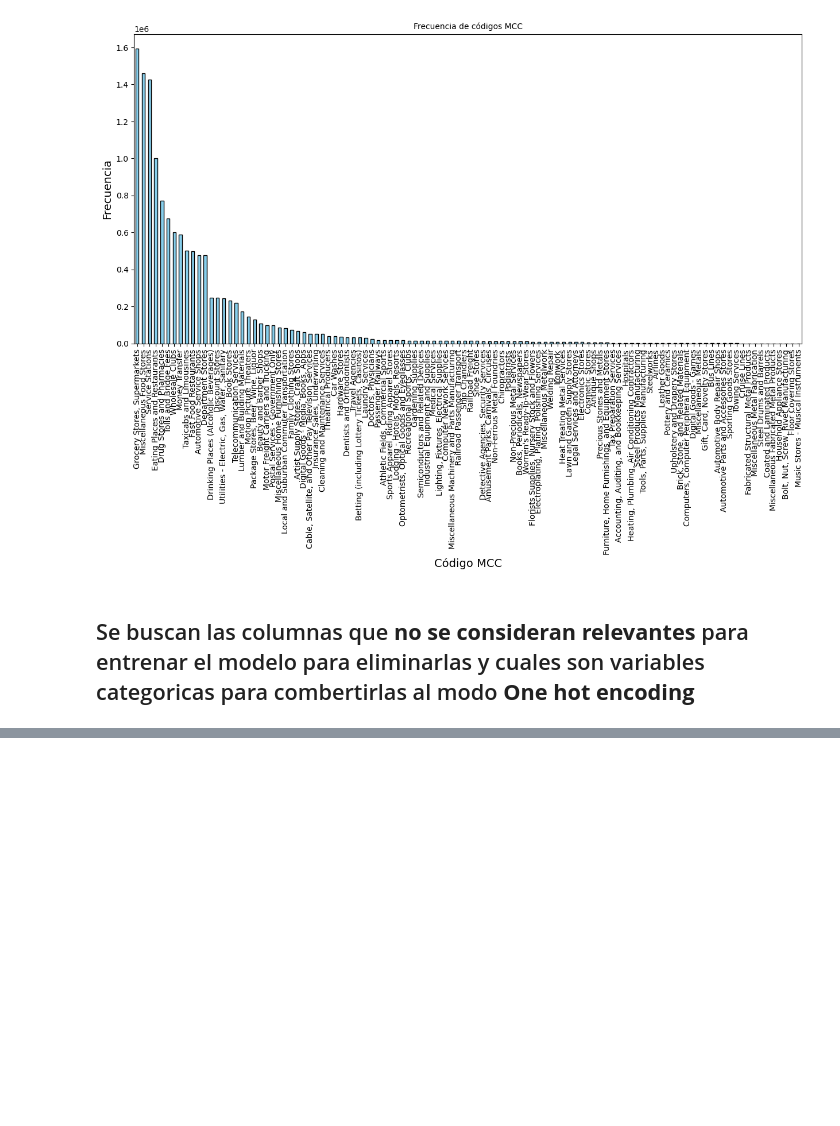
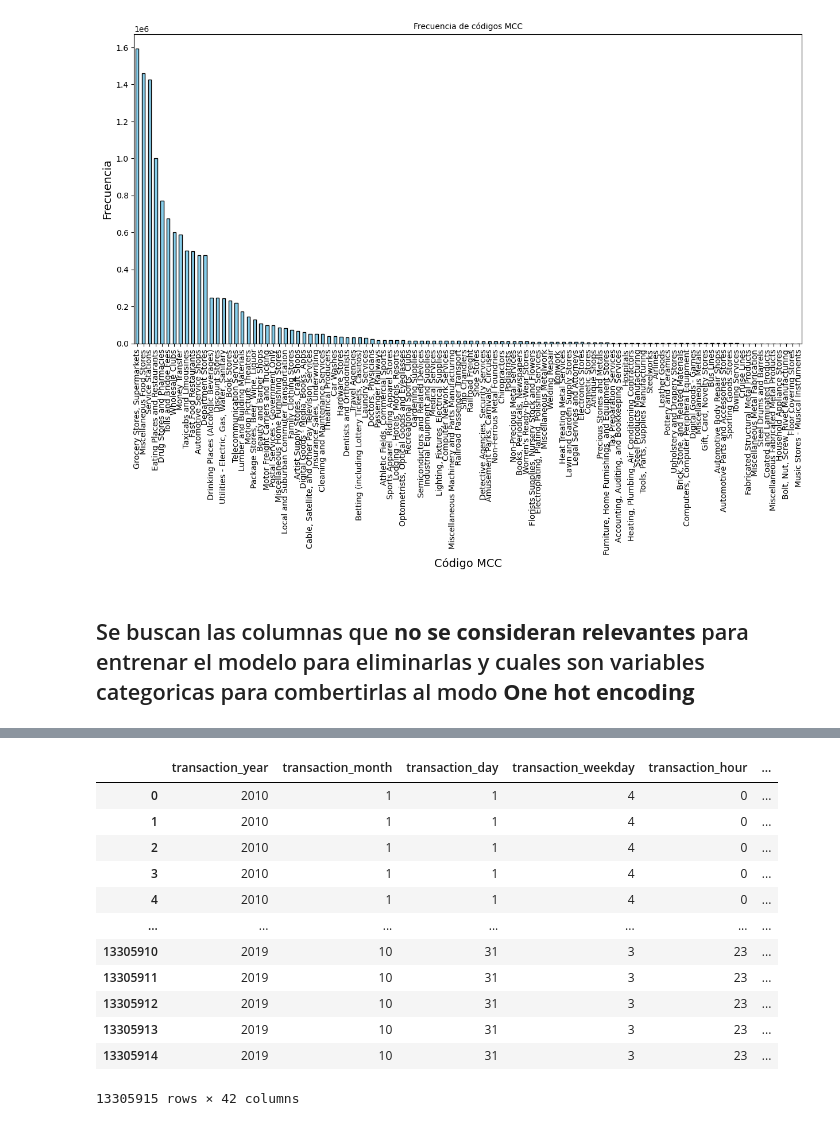
Before and after one commit to EdissonPO/Prueba_Tecnica, a Jupyter notebook: exploracion_datos.ipynb, the cells around one changed output, grey strips where cells are left out. Cells and saved outputs as stored; diff of their text form; code cells hidden in the pictures; blank space fills up the shorter version.

```diff
--- a/exploracion_datos.ipynb
+++ b/exploracion_datos.ipynb
@@ -198,0 +366,16 @@ df_transactions["current_age"].hist(bins=20, color='purple', alpha=0.7, edgecolo
+# %%
+datosOHE
+# %% [output]
+|  | transaction_year | transaction_month | transaction_day | transaction_weekday | transaction_hour | ... |
+| 0 | 2010 | 1 | 1 | 4 | 0 | ... |
+| 1 | 2010 | 1 | 1 | 4 | 0 | ... |
+| 2 | 2010 | 1 | 1 | 4 | 0 | ... |
+| 3 | 2010 | 1 | 1 | 4 | 0 | ... |
+| 4 | 2010 | 1 | 1 | 4 | 0 | ... |
+| ... | ... | ... | ... | ... | ... | ... |
+| 13305910 | 2019 | 10 | 31 | 3 | 23 | ... |
+| 13305911 | 2019 | 10 | 31 | 3 | 23 | ... |
+| 13305912 | 2019 | 10 | 31 | 3 | 23 | ... |
+| 13305913 | 2019 | 10 | 31 | 3 | 23 | ... |
+| 13305914 | 2019 | 10 | 31 | 3 | 23 | ... |
+13305915 rows × 42 columns
```
Also changed, not shown: parts of 21 cells of this notebook.
